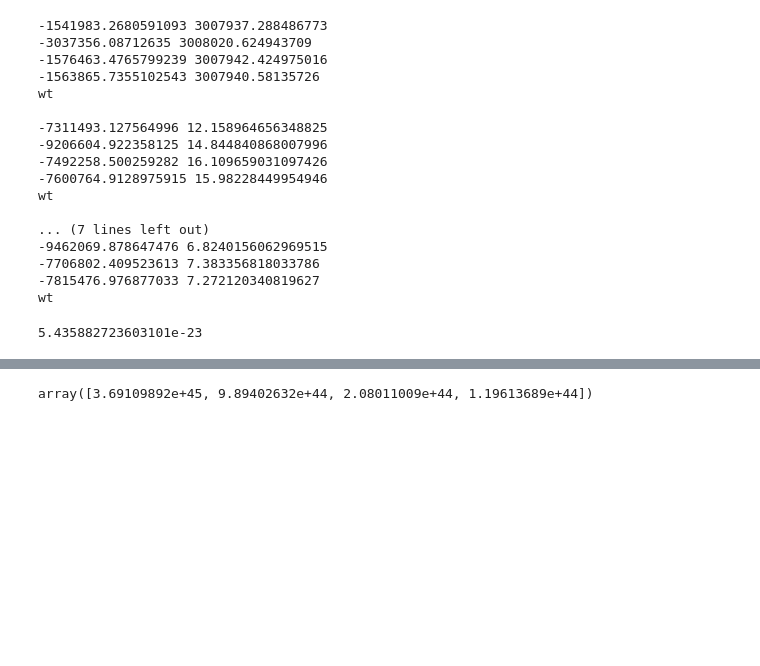
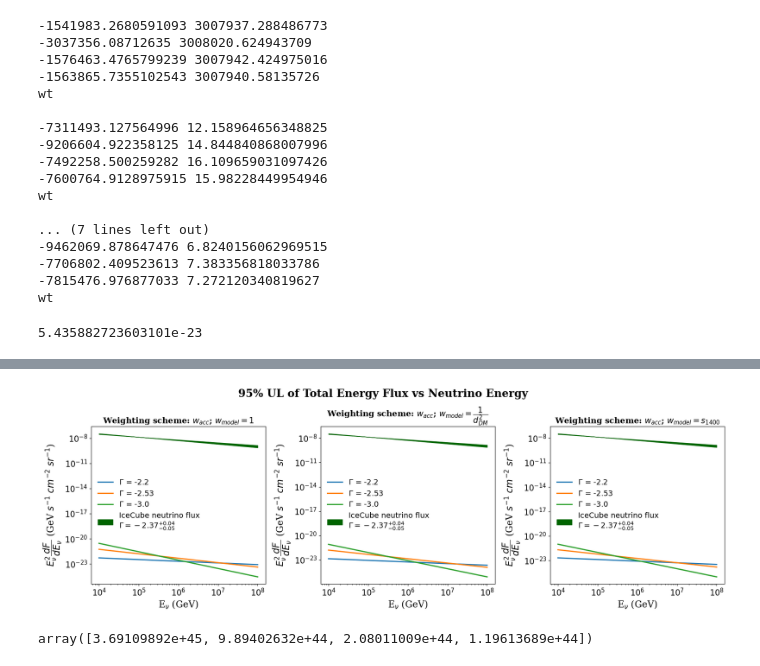
Before and after one commit to DarkWake9/IceCube-Package, a Jupyter notebook: package/double_integral.ipynb, the cells around one changed output, grey strips where cells are left out. Drawn from its saved outputs; the diff is of its cells as text; code cells hidden in the pictures; blank space fills up the shorter version.

```diff
--- a/package/double_integral.ipynb
+++ b/package/double_integral.ipynb
@@ -704,3 +611,54 @@ plt.show()
+# %%
+#SIMILAR PLOTS FOR 95% UPPER LIMIT
+fig, axs = plt.subplots(1,3, figsize=(18, 6))
+
+
+
+for i in range(3):
+    for gamma in range(1, len(gamma_arr)):
+
+        axs[i].plot(np.divide(e_decade, 1e9), np.multiply(all_UL[i][gamma], 3), label='$\Gamma$ = ' + str(gamma_arr[gamma]), lw=2.2, ls='-')# + ' with wt')    #in GeV
+
+
+    axs[i].fill_between(np.divide(e_decade, 1e9), all_diff_flux[0], all_diff_flux[-1], label='IceCube neutrino flux\n$\Gamma = -2.37^{+0.04}_{-0.05}$', color='darkgreen')
+
+
+    axs[i].plot(np.divide(e_decade, 1e9), all_diff_flux[1], ls=' ')
+
+    axs[i].set_xscale('log')
+    axs[i].set_yscale('log')
+    axs[i].set_xlabel('E$_{\u03BD}$ (GeV)', fontdict=axesfont)
+    axs[i].set_ylabel("$E^2_{\u03BD} \dfrac{dF}{dE_{\u03BD}}$ (GeV $s^{-1}$ $cm^{-2}$ $sr^{-1}$)", fontdict=axesfont)
+    axs[i].xaxis.set_tick_params(labelsize=15)
+    axs[i].yaxis.set_tick_params(labelsize=15)
+
+    axs[i].legend(prop={'size':14}, framealpha=0, loc='center left')
+
+
+# axs[1].plot(np.divide(e_decade, 1e9), all_diff_flux[1], ls='--')
+# axs[2].plot(np.divide(e_decade, 1e9), all_diff_flux[1], ls='--')
+
+axs[0].set_title('Weighting scheme: $w_{acc}$; $w_{model} = 1$', fontdict=smallerfont)
+axs[1].set_title('Weighting scheme: $w_{acc}$; $w_{model} = \dfrac{1}{d_{DM}^2}$' , fontdict=smallerfont)
+axs[2].set_title('Weighting scheme: $w_{acc}$; $w_{model} = s_{1400}$', fontdict=smallerfont)
+
+# leg = axs[0].legend(title = 'Weighting scheme: $w_{acc}$; $w_{model} = 1$', framealpha=0)
+# leg._legend_box.align = "left"
+
+
+# leg = axs[1].legend(title = 'Weighting scheme: $w_{acc}$; $w_{model} =\dfrac{1}{d_{DM}^2}$', framealpha=0)
+# leg._legend_box.align = "left"
+
+# leg = axs[2].legend(title = 'Weighting scheme: $w_{acc}$; $w_{model} = s_{1400}$', framealpha=0)
+# leg._legend_box.align = "left"
+# print(leg.properties())
+
+plt.suptitle('95% UL of Total Energy Flux vs Neutrino Energy', fontweight='bold', fontsize=20, fontfamily='serif')
+plt.tight_layout()
+plt.savefig(f'outputs/UL_all_w_model_bins={len(enus)}_spl.png')
+plt.show()
+# %% [output]
+[figure, added]
 # %%
 # plttitles = ['$w_{acc}$ and $w_{model} = 1$', '$w_{acc}$ and $w_{model} = \dfrac{1}{d_{DM}^2}$', '$w_{acc}$ and $w_{model} =  w_{s1400}$']
 # # plt.plot(e_decade, temp, 'o-')
```
Also changed, not shown: parts of 12 cells of this notebook, 4 other files.
